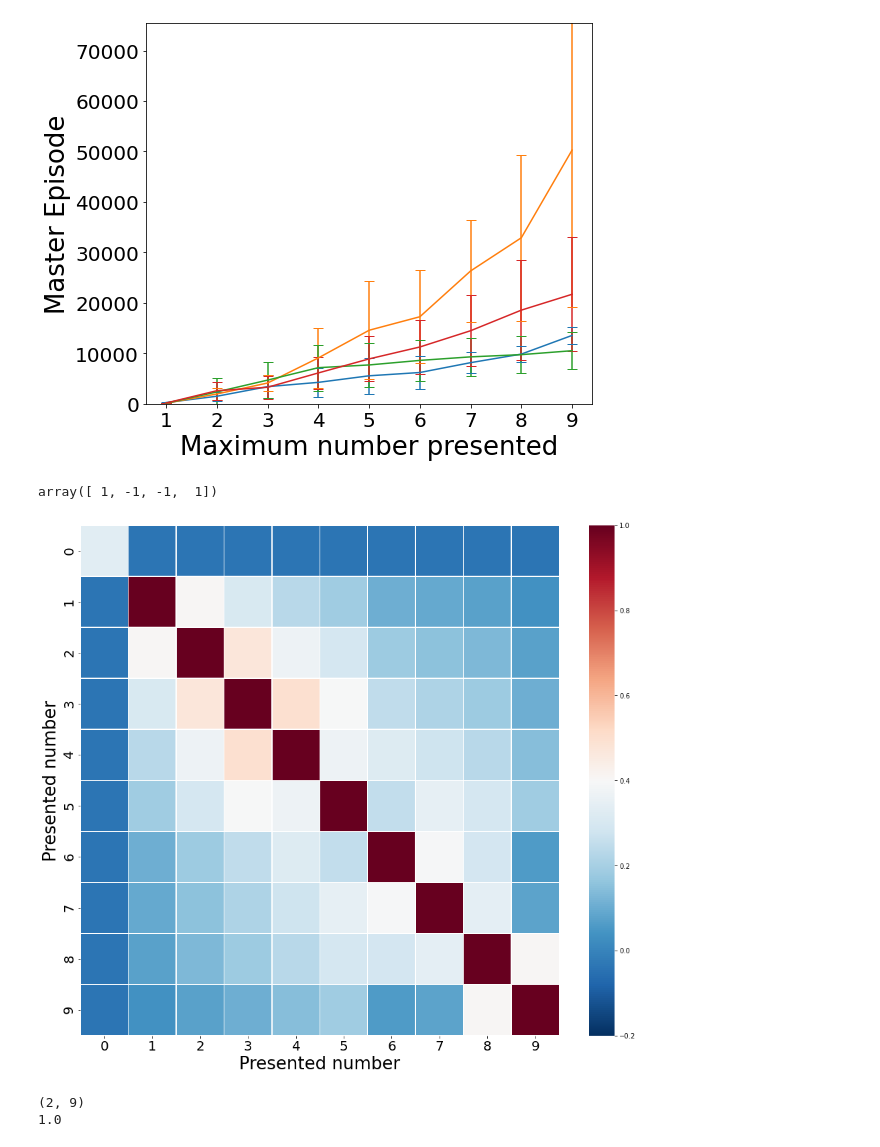
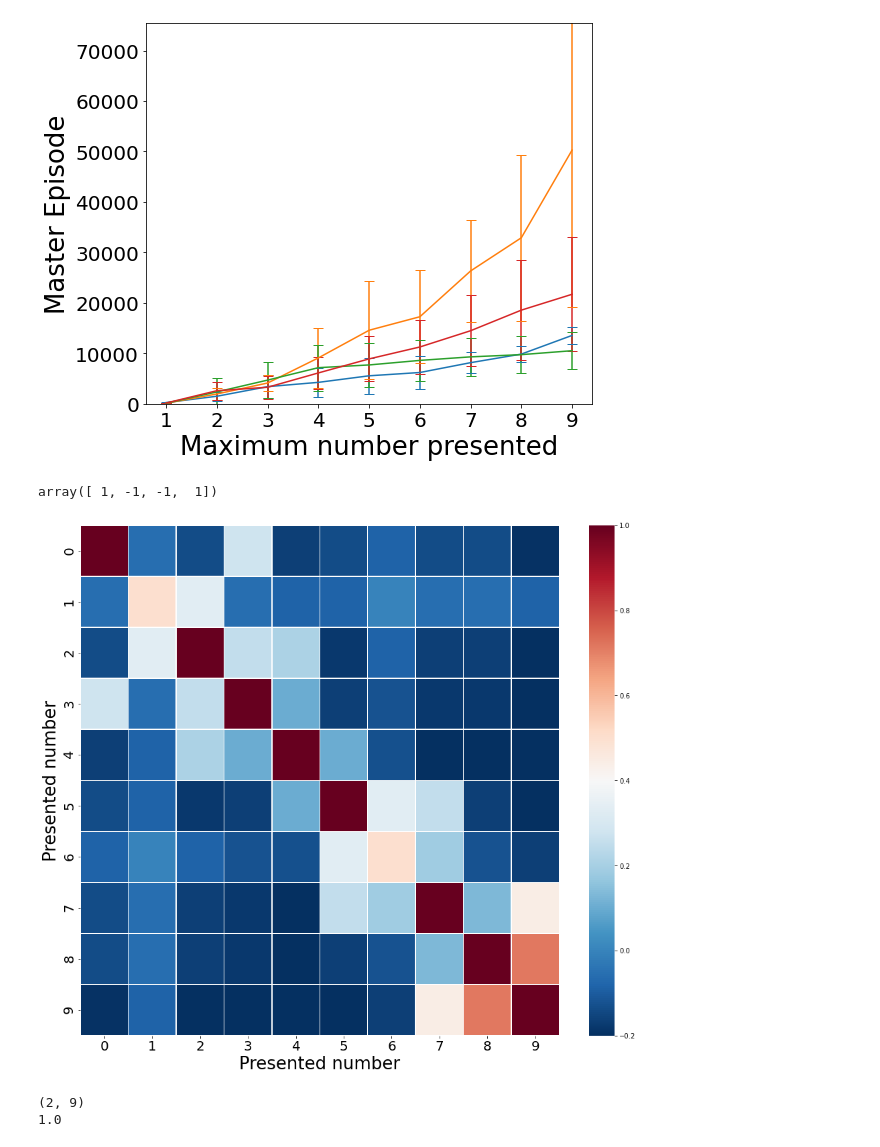
Before and after one commit to flavio2018/counting-agents, a Jupyter notebook: src/Results_Analysis.ipynb, the cells around one changed output. Saved outputs shown, nothing was run; the diff lists cells and outputs as text; code cells hidden in the pictures.

```diff
--- a/src/Results_Analysis.ipynb
+++ b/src/Results_Analysis.ipynb
@@ -24,3 +24,10 @@ import seaborn as sb
 import os
 from pathlib import Path
 import math
+# %%
+#numpy.random.choice(numpy.arange(1, 7), p=[0.1, 0.05, 0.05, 0.2, 0.4, 0.2])
+max_objects = 8
+dominant_prob = 0.3
+probs = [(1-dominant_prob)/(max_objects) if i<max_objects else dominant_prob for i in range(max_objects+1)]
+print(probs)
+print(sum(probs))
@@ -26,0 +41,4 @@ import math
+# %%
+for i in range(20):
+    n_objects = np.random.choice(np.arange(0, max_objects+1), p=probs)
+    print(n_objects)
@@ -135,50 +174,50 @@ for exp_type in exp_type_list:
     #fig.savefig(file_path)
 # %% [output]
 [figure]
-# %%
-a = np.array([1, 0, 0, 1])
-2*a-1
-# %% [output]
-array([ 1, -1, -1,  1])
+# %%
+a = np.array([1, 0, 0, 1])
+2*a-1
+# %% [output]
+array([ 1, -1, -1,  1])
 # %%
 # collect all master-episodes and correlation matrices from each folder
 #for exp_type in exp_type_list:
 
-#exp_type = data_dir + 'static_2'
-exp_type = data_dir + 'temporal_2'
+exp_type = data_dir + 'static_2'
+#exp_type = data_dir + 'temporal_2'
 #exp_type = data_dir + 'temporal_abacus_1D_2'
 #exp_type = data_dir + 'temporal_abacus_2D_2'
 
 
 def get_avg_corr_matrix(exp_type):
     corr_matrix_list = []
     master_episodes_list = []
 
     exp_dir_list = os.listdir(exp_type)
 
     for exp_dir in exp_dir_list:
         master_episodes_file_dir = exp_type + '/' + exp_dir + '/master_episodes.pkl'
         if(os.path.exists(master_episodes_file_dir)):
             with open(master_episodes_file_dir, 'rb') as f:
                 master_episodes = pickle.load(f)
             if(max(master_episodes.keys()) == 9):
                 ext_repr_file_dir = exp_type + '/' + exp_dir + '/ext_representations/external_representations.pkl'
                 with open(ext_repr_file_dir, 'rb') as f:
                     ext_repr = pickle.load(f)
                 corr_matrix = create_external_repr_correlation_matrix(ext_repr)
 
                 corr_matrix_list.append(corr_matrix)
                 #print(corr_matrix)
 
     corr_matrix = np.mean(corr_matrix_list, axis=0)
 
 
     return corr_matrix
 
 corr_matrix = get_avg_corr_matrix(exp_type)
 plot_external_repr_correlation(corr_matrix, task_description='', file_path=exp_type)
 # %% [output]
-[figure, old version]
+[figure, new version]
 # %%
 
 def plot_and_save_master_episodes(master_episodes, file_path):
```
Also changed, not shown: parts of 3 cells of this notebook, 2 other files.
